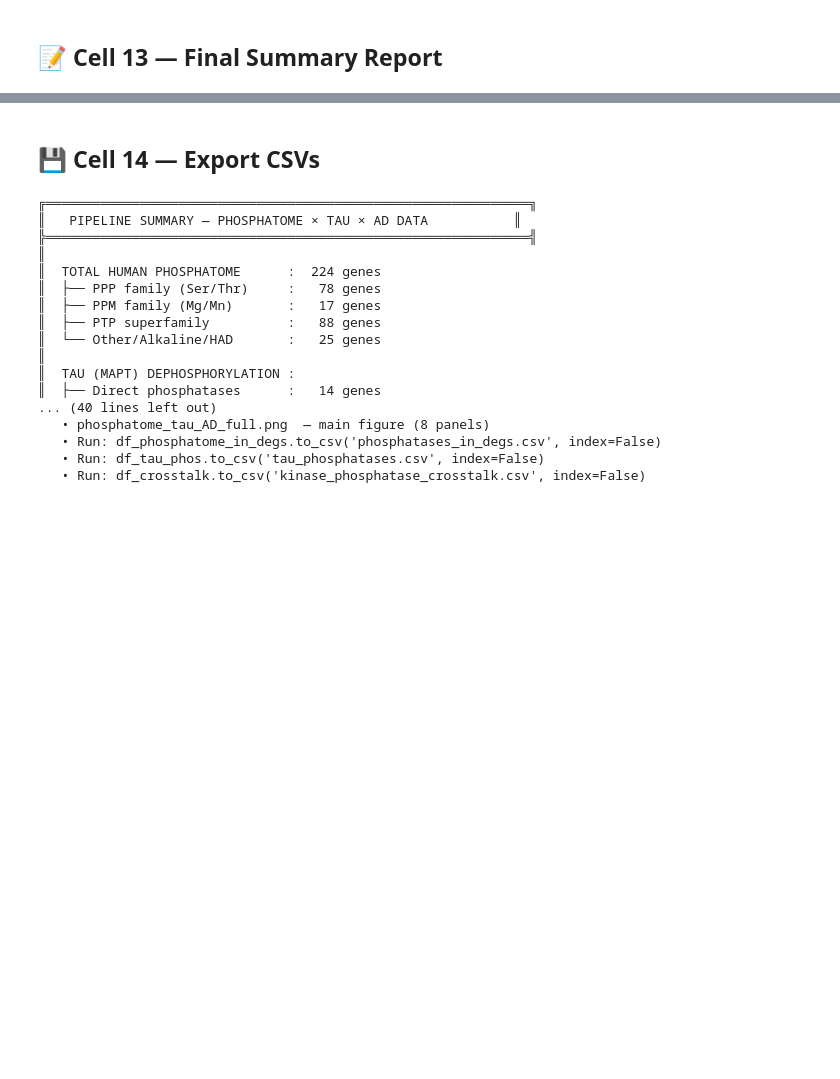
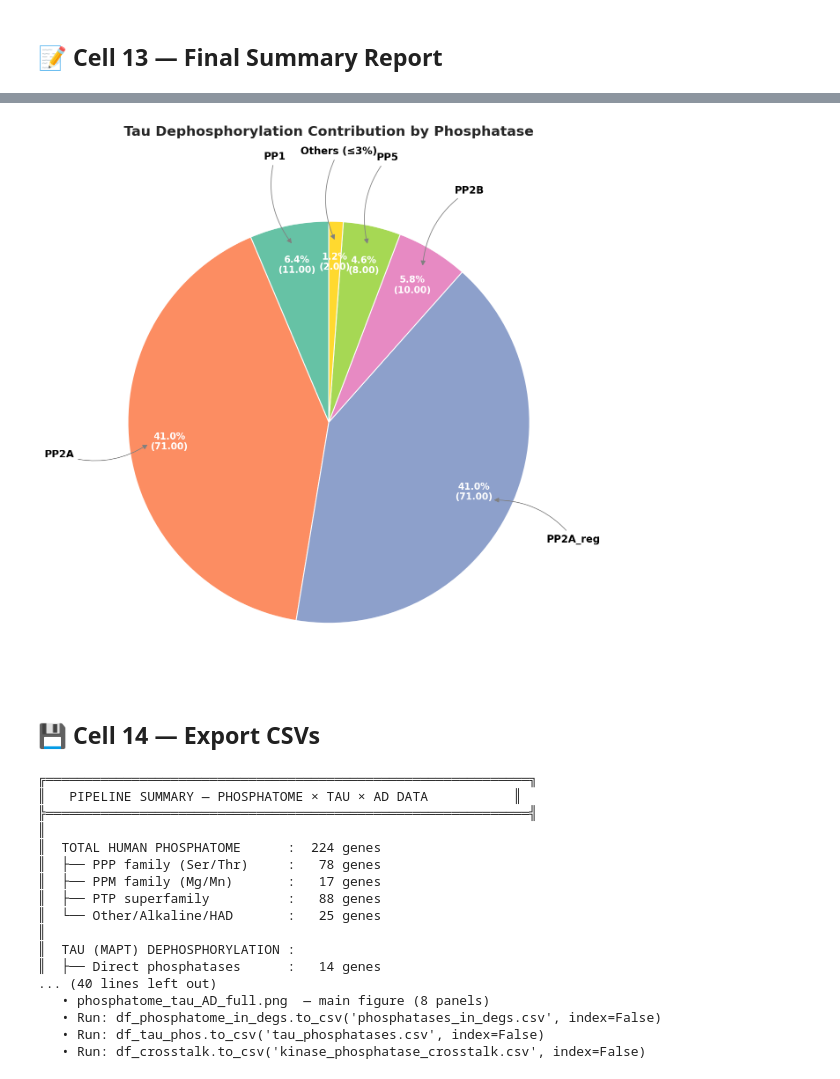
Before and after one commit to rahula2006/AMR-Predictor, a Jupyter notebook: Phosphatome_Tau_AD_Pipeline.ipynb, the cells around one changed output, grey strips where cells are left out. Cells and saved outputs as stored; diff of their text form; code cells hidden in the pictures; blank space fills up the shorter version.

```diff
--- a/Phosphatome_Tau_AD_Pipeline.ipynb
+++ b/Phosphatome_Tau_AD_Pipeline.ipynb
@@ -1050,3 +1222,67 @@ print("✅ Figure saved: phosphatome_tau_AD_full.png")
+# %%
+# ============================================================
+# PANEL B — Tau Dephosphorylation Contribution (Final Polished)
+# ============================================================
+
+import matplotlib.pyplot as plt
+import seaborn as sns
+import numpy as np
+import pandas as pd
+
+plt.figure(figsize=(9,9), facecolor="white")
+
+# Example data (replace with your df_tau_phos)
+tau_direct = df_tau_phos[df_tau_phos["tau_contribution_pct"] > 0]
+pie_data = tau_direct.groupby("family")["tau_contribution_pct"].max()
+
+# Combine very small slices (<3%) into "Others"
+pie_data = pie_data.copy()
+small = pie_data[pie_data < 3]
+if len(small) > 0:
+    pie_data = pie_data[pie_data >= 3]
+    pie_data["Others (≤3%)"] = small.sum()
+
+colors_pie = sns.color_palette("Set2", len(pie_data))
+
+# Create pie chart
+wedges, texts, autotexts = plt.pie(
+    pie_data.values,
+    autopct=lambda p: f"{p:.1f}%\n({p*sum(pie_data.values)/100:.2f})",
+    startangle=90,
+    colors=colors_pie,
+    pctdistance=0.8,
+    labeldistance=1.25,
+    wedgeprops={"linewidth":1, "edgecolor":"white"}
+)
+
+# Annotate labels with curved arrows
+for i, (wedge, label) in enumerate(zip(wedges, pie_data.index)):
+    ang = (wedge.theta2 + wedge.theta1) / 2
+    x = np.cos(np.deg2rad(ang))
+    y = np.sin(np.deg2rad(ang))
+    xy_label = (1.35 * x, 1.35 * y)
+    xy_arrow = (0.9 * x, 0.9 * y)
+    plt.annotate(label,
+                 xy=xy_arrow, xytext=xy_label,
+                 ha="center", va="center",
+                 fontsize=11, fontweight="bold", color="black",
+                 arrowprops=dict(arrowstyle="-|>", color="gray", lw=0.8,
+                                 connectionstyle="arc3,rad=0.25"))
+
+# Style percentage text
+for a in autotexts:
+    a.set_color("white")
+    a.set_fontweight("bold")
+    a.set_fontsize(10)
+
+plt.axis("equal")
+plt.title("Tau Dephosphorylation Contribution by Phosphatase",
+          fontsize=15, fontweight="bold", pad=40)
+plt.tight_layout()
+plt.savefig("panel_B_tau_contribution_final_polished.png", dpi=300, facecolor="white")
+plt.show()
+# %% [output]
+[figure, added]
 # %% [markdown]
 ## 💾 Cell 14 — Export CSVs
 # %%
```
Also changed, not shown: parts of 8 cells of this notebook.
